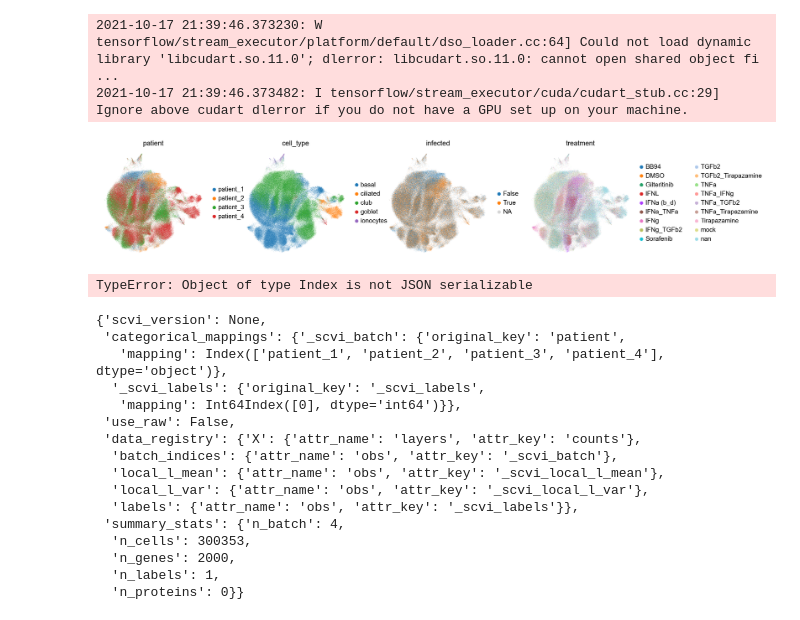
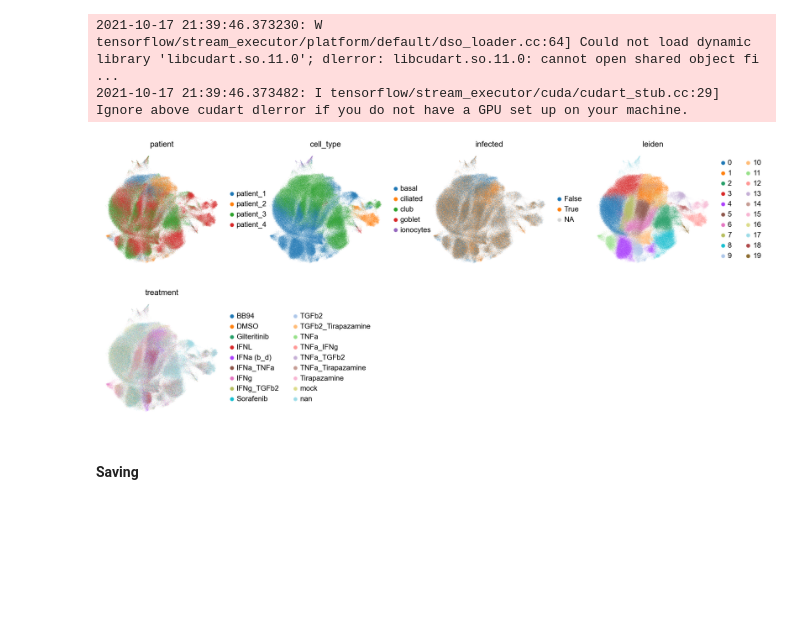
Before and after one commit to theislab/covid-perturbation, a Jupyter notebook: 2021-10-01_scvi_batch_correction.ipynb, the cells around one changed output. Saved outputs shown, nothing was run; the diff lists cells and outputs as text; code cells hidden in the pictures; blank space fills up the shorter version.

Commit message:
scanvi labeling nb + updated scvi api

```diff
--- a/2021-10-01_scvi_batch_correction.ipynb
+++ b/2021-10-01_scvi_batch_correction.ipynb
@@ -57,8 +49,6 @@ vae.train()
 # %% [output]
 INFO     KL warmup for 400 epochs
 [interactive output not drawn]
-# %%
-adata.obsm["X_scVI"] = vae.get_latent_representation()
 # %%
 %%time
 sc.pp.neighbors(adata, use_rep="X_scVI")
@@ -72,30 +62,8 @@ import math
 adata.obs['infected'] = ['sars-cov-2' in s if not pd.isnull(s) else math.nan for s in adata.obs.treatment_virus.values]
 adata.obs['infected'] = adata.obs['infected'].astype('category')
 # %%
-sc.pl.umap(adata, color=['patient', 'cell_type', 'infected', 'treatment'])
+sc.pl.umap(adata, color=['patient', 'cell_type', 'infected', 'leiden', 'treatment'])
 # %% [output]
-[figure, old version]
+[figure, new version]
-# %%
-import json
-json.dumps(adata.uns['_scvi'])
-# %% [output]
-TypeError: Object of type Index is not JSON serializable
-# %%
-adata.uns['_scvi']
-# %% [output]
-{'scvi_version': None,
- 'categorical_mappings': {'_scvi_batch': {'original_key': 'patient',
-   'mapping': Index(['patient_1', 'patient_2', 'patient_3', 'patient_4'], dtype='object')},
-  '_scvi_labels': {'original_key': '_scvi_labels',
-   'mapping': Int64Index([0], dtype='int64')}},
- 'use_raw': False,
- 'data_registry': {'X': {'attr_name': 'layers', 'attr_key': 'counts'},
-  'batch_indices': {'attr_name': 'obs', 'attr_key': '_scvi_batch'},
-  'local_l_mean': {'attr_name': 'obs', 'attr_key': '_scvi_local_l_mean'},
-  'local_l_var': {'attr_name': 'obs', 'attr_key': '_scvi_local_l_var'},
-  'labels': {'attr_name': 'obs', 'attr_key': '_scvi_labels'}},
- 'summary_stats': {'n_batch': 4,
-  'n_cells': 300353,
-  'n_genes': 2000,
-  'n_labels': 1,
-  'n_proteins': 0}}
+# %% [markdown]
+#### Saving
```
Also changed, not shown: parts of 12 cells of this notebook, 1 other file.
